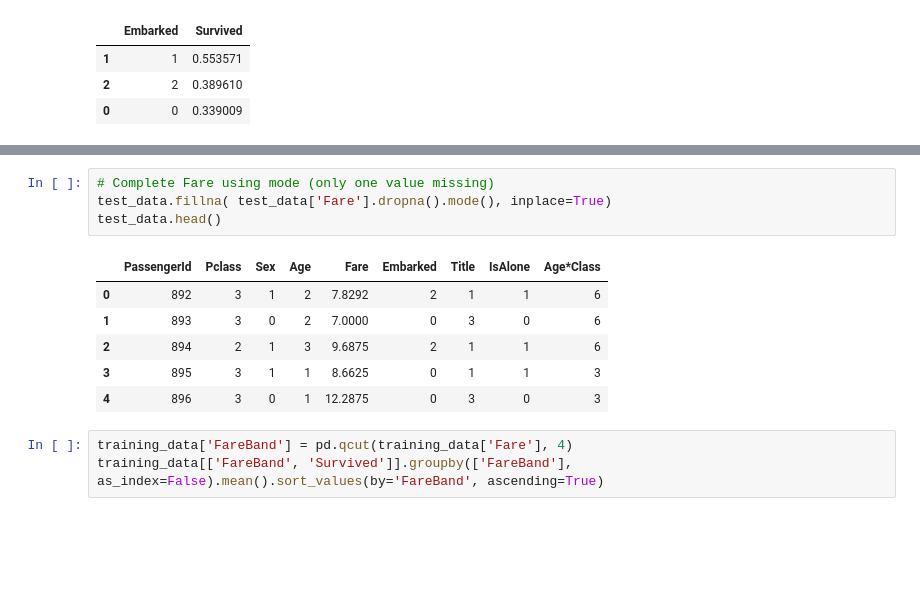
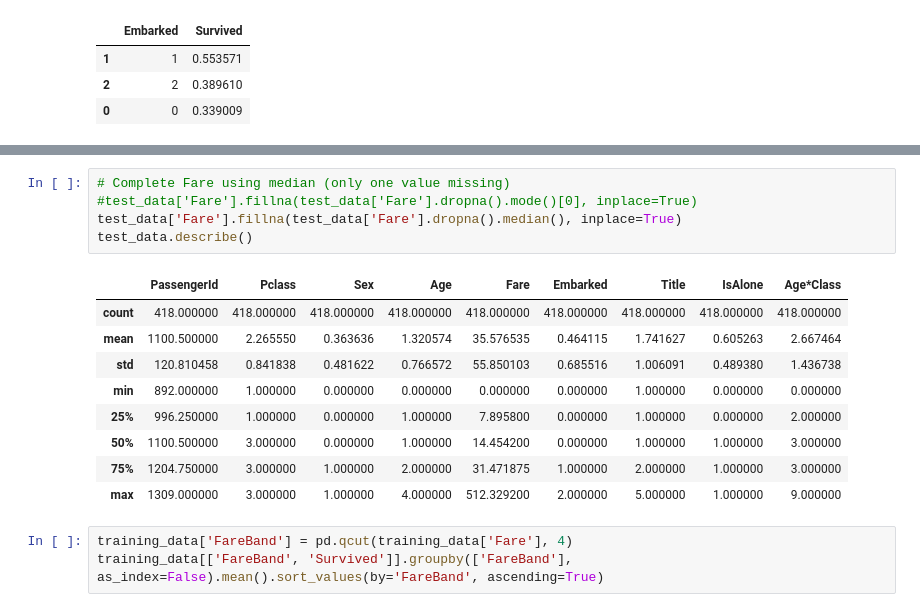
Before and after one commit to convancleave/titanic_ML_from_disaster, a Jupyter notebook: TitanicNotebook.ipynb, the cells around one changed output, grey strips where cells are left out. Drawn from its saved outputs; the diff is of its cells as text; blank space fills up the shorter version.

```diff
--- a/TitanicNotebook.ipynb
+++ b/TitanicNotebook.ipynb
@@ -461,14 +514,18 @@ training_data[['Embarked', 'Survived']].groupby(['Embarked'], as_index=False).me
 # %%
-# Complete Fare using mode (only one value missing)
-test_data.fillna( test_data['Fare'].dropna().mode(), inplace=True)
-test_data.head()
+# Complete Fare using median (only one value missing)
+#test_data['Fare'].fillna(test_data['Fare'].dropna().mode()[0], inplace=True)
+test_data['Fare'].fillna(test_data['Fare'].dropna().median(), inplace=True)
+test_data.describe()
 # %% [output]
 |  | PassengerId | Pclass | Sex | Age | Fare | Embarked | Title | IsAlone | Age*Class |
-| 0 | 892 | 3 | 1 | 2 | 7.8292 | 2 | 1 | 1 | 6 |
-| 1 | 893 | 3 | 0 | 2 | 7.0000 | 0 | 3 | 0 | 6 |
-| 2 | 894 | 2 | 1 | 3 | 9.6875 | 2 | 1 | 1 | 6 |
-| 3 | 895 | 3 | 1 | 1 | 8.6625 | 0 | 1 | 1 | 3 |
-| 4 | 896 | 3 | 0 | 1 | 12.2875 | 0 | 3 | 0 | 3 |
+| count | 418.000000 | 418.000000 | 418.000000 | 418.000000 | 418.000000 | 418.000000 | 418.000000 | 418.000000 | 418.000000 |
+| mean | 1100.500000 | 2.265550 | 0.363636 | 1.320574 | 35.576535 | 0.464115 | 1.741627 | 0.605263 | 2.667464 |
+| std | 120.810458 | 0.841838 | 0.481622 | 0.766572 | 55.850103 | 0.685516 | 1.006091 | 0.489380 | 1.436738 |
+| min | 892.000000 | 1.000000 | 0.000000 | 0.000000 | 0.000000 | 0.000000 | 1.000000 | 0.000000 | 0.000000 |
+| 25% | 996.250000 | 1.000000 | 0.000000 | 1.000000 | 7.895800 | 0.000000 | 1.000000 | 0.000000 | 2.000000 |
+| 50% | 1100.500000 | 3.000000 | 0.000000 | 1.000000 | 14.454200 | 0.000000 | 1.000000 | 1.000000 | 3.000000 |
+| 75% | 1204.750000 | 3.000000 | 1.000000 | 2.000000 | 31.471875 | 1.000000 | 2.000000 | 1.000000 | 3.000000 |
+| max | 1309.000000 | 3.000000 | 1.000000 | 4.000000 | 512.329200 | 2.000000 | 5.000000 | 1.000000 | 9.000000 |
 # %%
 training_data['FareBand'] = pd.qcut(training_data['Fare'], 4)
 training_data[['FareBand', 'Survived']].groupby(['FareBand'], as_index=False).mean().sort_values(by='FareBand', ascending=True)
```
Also changed, not shown: parts of 27 cells of this notebook.
